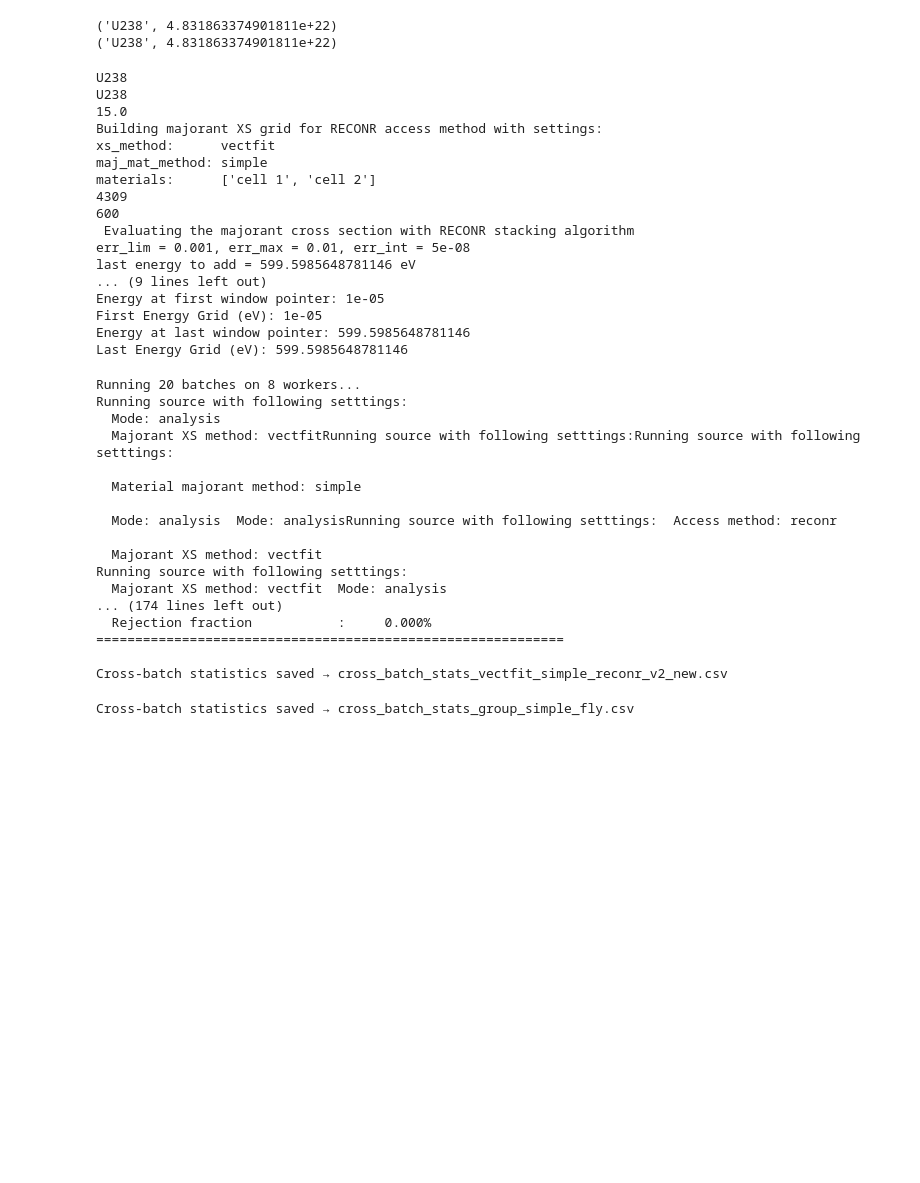
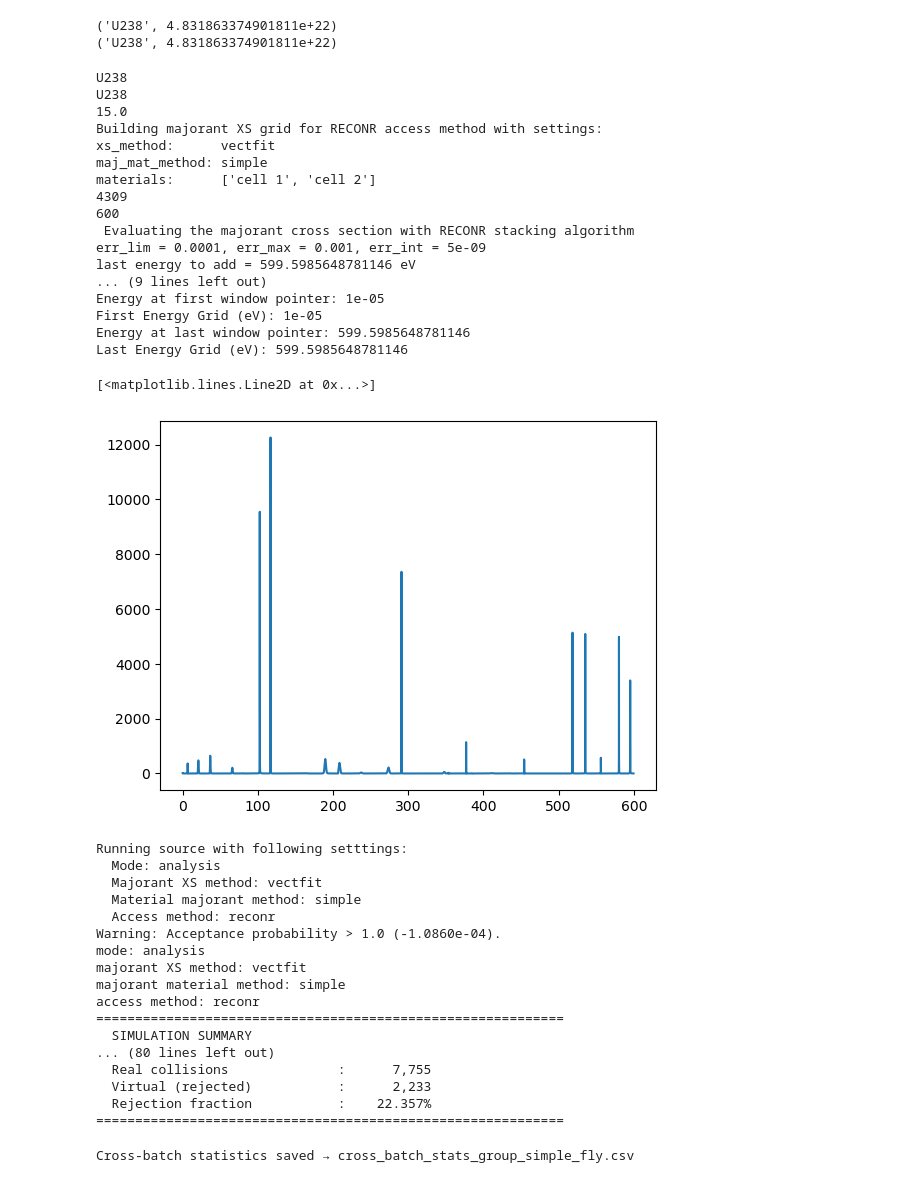
Before and after one commit to polo3217/MC-1D-DT, a Jupyter notebook: model_1.ipynb, the cells around one changed output. Drawn from its saved outputs; the diff is of its cells as text; code cells hidden in the pictures; blank space fills up the shorter version.

```diff
--- a/model_1.ipynb
+++ b/model_1.ipynb
@@ -88,14 +88,14 @@ geom.attach_verification_tally(
 # Majorant and XS method
 geom.maj_mat_method = "simple"  # majorant method: "maj_mat"
 geom.set_maj_xs_method(method="vectfit", T_array=[0, 293, 500, 1000, 1500, 1900, 2000], xs_maj_file_dir='src/vectfit_data')  # majorant XS method: "vectfit"
-geom.set_access_method("reconr", last_energy= 600, err_lim=0.001, err_max=0.01)  # access method: "reconr" or "simple"
+geom.set_access_method("reconr", last_energy= 600, err_lim=0.0001, err_max=0.001)  # access method: "reconr" or "simple"
 geom.set_mode("analysis", filename='validation/xs_generation/statepoint.200.h5')
 
 
 # ============================================================================
 # Source  (monoenergetic, at x=0, pointing right)
 # ============================================================================
-N_NEUTRONS  = 10000   # neutrons per batch
+N_NEUTRONS  = 1000  # neutrons per batch
 N_BATCHES   = 10    # number of independent batches (100 neutrons each)
 
 src = Source(
@@ -116,40 +116,46 @@ materials:      ['cell 1', 'cell 2']
 4309
 600
  Evaluating the majorant cross section with RECONR stacking algorithm
-err_lim = 0.001, err_max = 0.01, err_int = 5e-08
+err_lim = 0.0001, err_max = 0.001, err_int = 5e-09
 last energy to add = 599.5985648781146 eV
 ... (9 lines left out)
 Energy at first window pointer: 1e-05
 First Energy Grid (eV): 1e-05
 Energy at last window pointer: 599.5985648781146
 Last Energy Grid (eV): 599.5985648781146
+# %%
+import matplotlib.pyplot as plt
+plt.plot(geom.reconr_e_grid, geom.reconr_maj_xs_grid)
+# %% [output]
+[<matplotlib.lines.Line2D at 0x...>]
+[figure, added]
 # %%
-batch_stats = parallel.run_batch_parallel(geom, src, n_batches=20, n_workers=8)
+batch_stats = geom.run_source( src)
 print(f"mode: {geom.mode}")
 print(f"majorant XS method: {geom.maj_xs_method}")
 print(f"majorant material method: {geom.maj_mat_method}")
 print(f"access method: {geom.access_method}")
 print(geom.summary())
 
-xpcsv.export_cross_batch_stats(batch_stats, geom=geom, print_to_console= False, save_csv= True, output_dir=f'cross_batch_stats_{geom.maj_xs_method}_{geom.maj_mat_method}_reconr_v2_new.csv')
+#xpcsv.export_cross_batch_stats(batch_stats, geom=geom, print_to_console= False, save_csv= True, output_dir=f'cross_batch_stats_{geom.maj_xs_method}_{geom.maj_mat_method}_reconr_v2_new.csv')
 # %% [output]
-Running 20 batches on 8 workers...
 Running source with following setttings:
   Mode: analysis
-  Majorant XS method: vectfitRunning source with following setttings:Running source with following setttings:
-
+  Majorant XS method: vectfit
   Material majorant method: simple
-
-  Mode: analysis  Mode: analysisRunning source with following setttings:  Access method: reconr
-
-  Majorant XS method: vectfit
-Running source with following setttings:
-  Majorant XS method: vectfit  Mode: analysis
-... (174 lines left out)
-  Rejection fraction           :     0.000%
+  Access method: reconr
+Warning: Acceptance probability > 1.0 (-1.0860e-04).
+mode: analysis
+majorant XS method: vectfit
+majorant material method: simple
+access method: reconr
 ============================================================
-
-Cross-batch statistics saved → cross_batch_stats_vectfit_simple_reconr_v2_new.csv
+  SIMULATION SUMMARY
+... (80 lines left out)
+  Real collisions              :      7,755
+  Virtual (rejected)           :      2,233
+  Rejection fraction           :    22.357%
+============================================================
 # %%
 #xpsim.export_simulation(geom, batch_stats, print_to_console=False, save_csv=True, output_dir=f'simulation_output_{geom.maj_xs_method}_{geom.maj_mat_method}_{geom.access_method}.csv')
 xpcsv.export_cross_batch_stats(batch_stats, geom=geom, print_to_console= False, save_csv= True, output_dir=f'cross_batch_stats_{geom.maj_xs_method}_{geom.maj_mat_method}_{geom.access_method}.csv')
```
Also changed, not shown: parts of 1 cell of this notebook, 5 other files.
